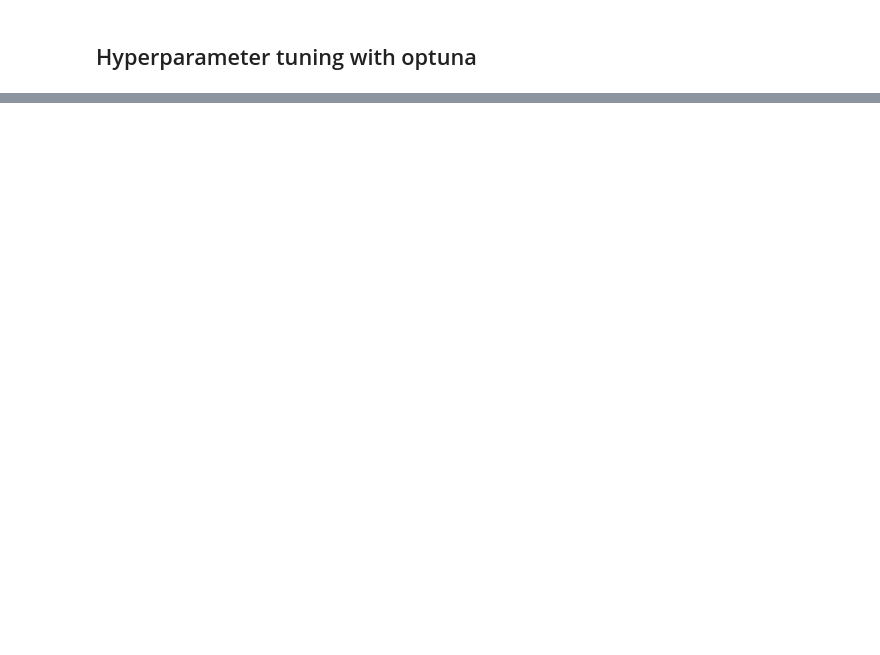
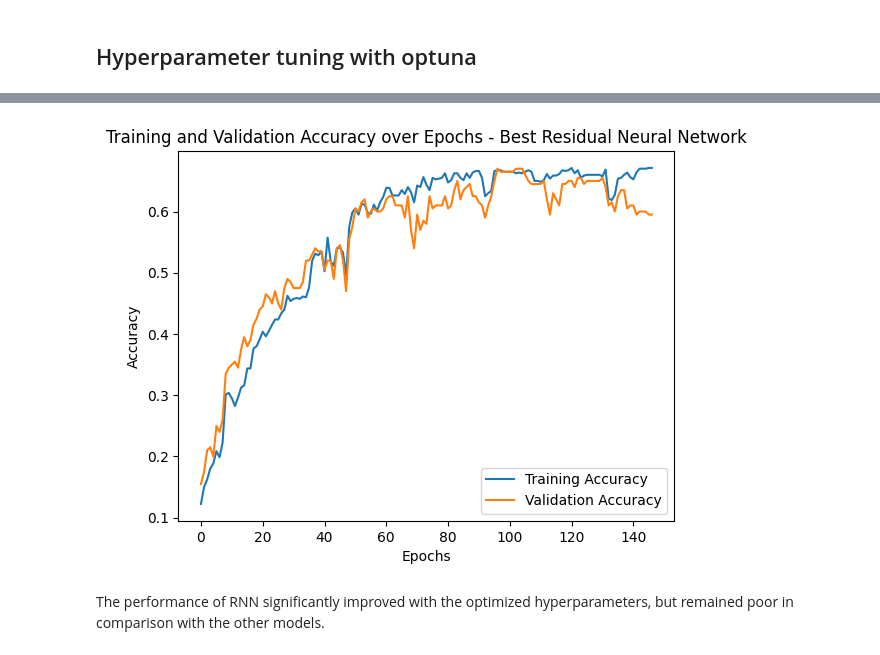
Before and after one commit to hertie-data-science-lab/assignment-1-ps-1-b, a Jupyter notebook: MNIST_classification.ipynb, the cells around one changed output, grey strips where cells are left out. Saved outputs shown, nothing was run; the diff lists cells and outputs as text; code cells hidden in the pictures; blank space fills up the shorter version.

```diff
--- a/MNIST_classification.ipynb
+++ b/MNIST_classification.ipynb
@@ -354,0 +269,6 @@ NameError: name 'study' is not defined
+# %%
+accuracy_plot(res_nn_best, "Best Residual Neural Network")
+# %% [output]
+[figure, added]
+# %% [markdown]
+The performance of RNN significantly improved with the optimized hyperparameters, but remained poor in comparison with the other models.
```
Also changed, not shown: parts of 11 cells of this notebook, 1 other file.
